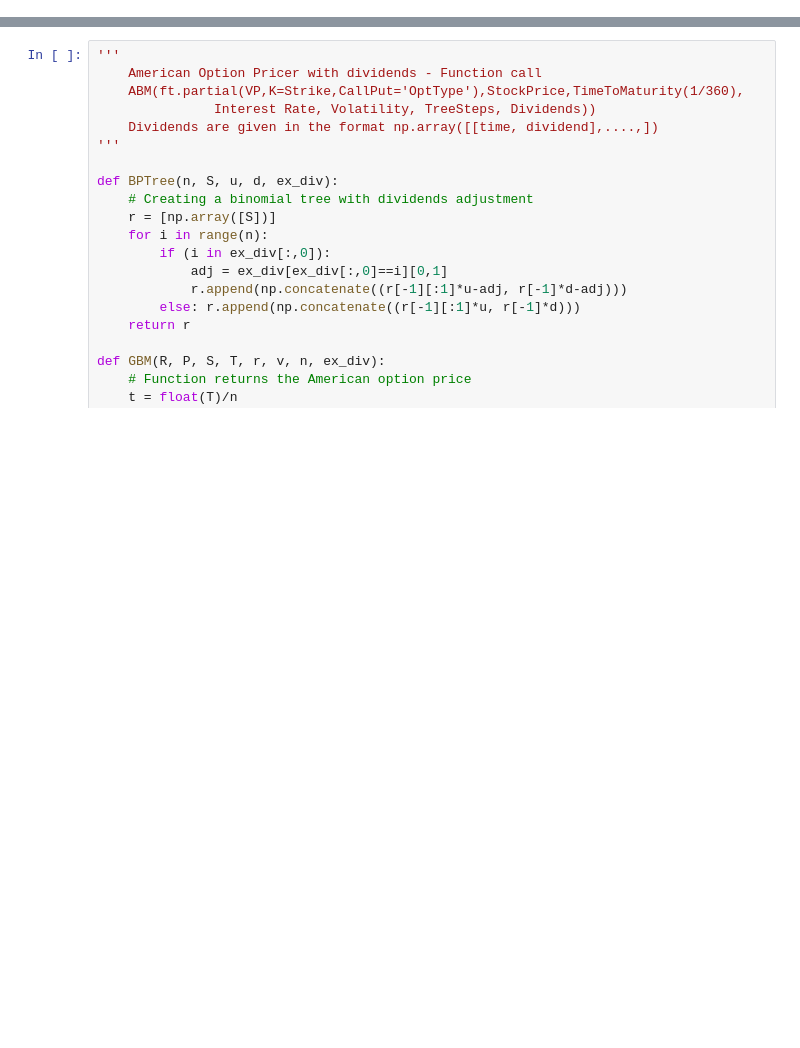
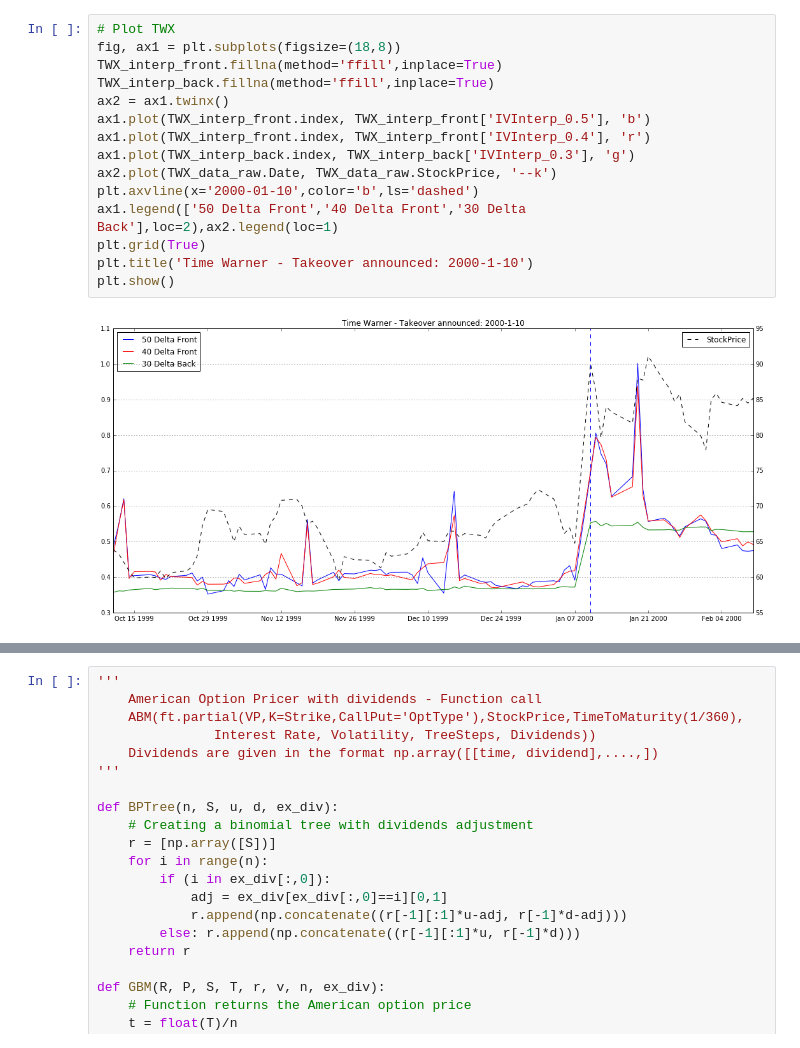
Before and after one commit to bspeice/experimental-finance, a Jupyter notebook: problem_set_7/Project7_Final.ipynb, the cells around one changed output, grey strips where cells are left out. Cells and saved outputs as stored; diff of their text form; blank space fills up the shorter version.

```diff
--- a/problem_set_7/Project7_Final.ipynb
+++ b/problem_set_7/Project7_Final.ipynb
@@ -5,0 +105,17 @@
+# %%
+# Plot TWX
+fig, ax1 = plt.subplots(figsize=(18,8))
+TWX_interp_front.fillna(method='ffill',inplace=True)
+TWX_interp_back.fillna(method='ffill',inplace=True)
+ax2 = ax1.twinx()
+ax1.plot(TWX_interp_front.index, TWX_interp_front['IVInterp_0.5'], 'b')
+ax1.plot(TWX_interp_front.index, TWX_interp_front['IVInterp_0.4'], 'r')
+ax1.plot(TWX_interp_back.index, TWX_interp_back['IVInterp_0.3'], 'g')
+ax2.plot(TWX_data_raw.Date, TWX_data_raw.StockPrice, '--k')
+plt.axvline(x='2000-01-10',color='b',ls='dashed')
+ax1.legend(['50 Delta Front','40 Delta Front','30 Delta Back'],loc=2),ax2.legend(loc=1)
+plt.grid(True)
+plt.title('Time Warner - Takeover announced: 2000-1-10')
+plt.show()
+# %% [output]
+[figure, added]
```
Also changed, not shown: parts of 41 cells of this notebook, 19 other files.
